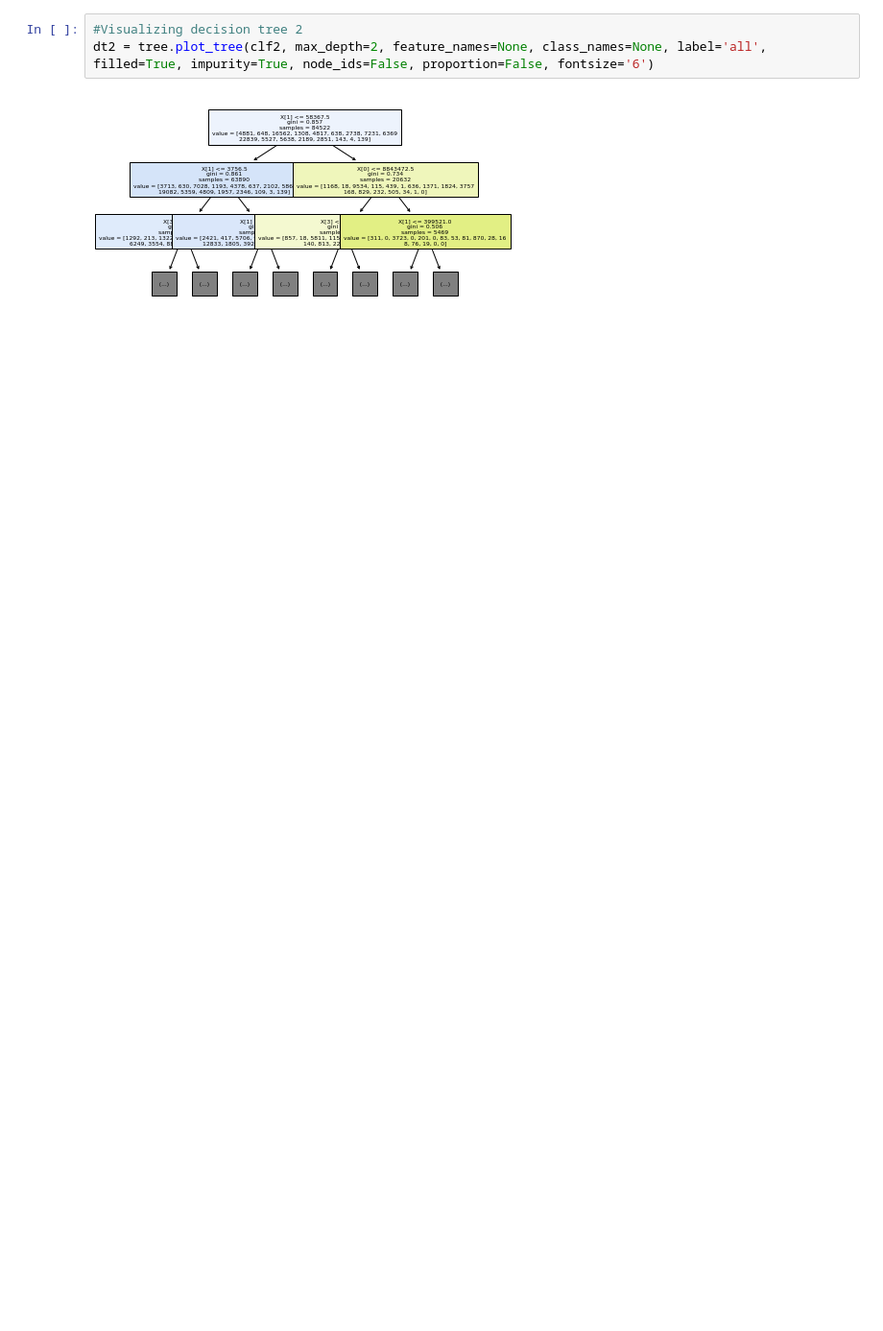
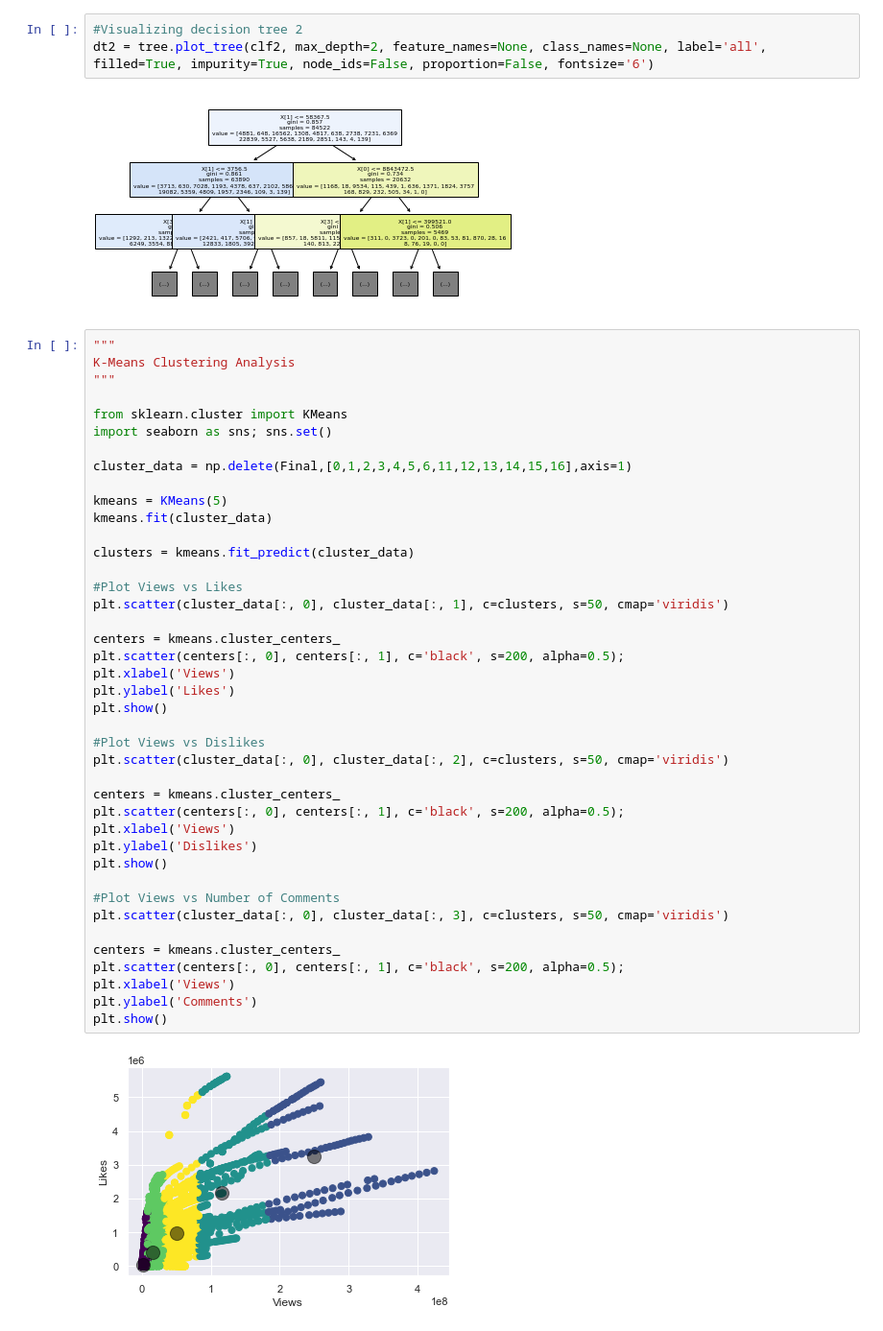
Before and after one commit to Wikey9/QNT755, a Jupyter notebook: QNT755_FinalProject_1.ipynb, the cells around one changed output. Shown at 96% size. Saved outputs shown, nothing was run; the diff lists cells and outputs as text; blank space fills up the shorter version.

```diff
--- a/QNT755_FinalProject_1.ipynb
+++ b/QNT755_FinalProject_1.ipynb
@@ -377,3 +377,46 @@ Accuracy of Decision Tree 2: 0.5846676236749117
 dt2 = tree.plot_tree(clf2, max_depth=2, feature_names=None, class_names=None, label='all', filled=True, impurity=True, node_ids=False, proportion=False, fontsize='6')
 # %% [output]
 [figure]
+# %%
+"""
+K-Means Clustering Analysis
+"""
+
+from sklearn.cluster import KMeans
+import seaborn as sns; sns.set()
+
+cluster_data = np.delete(Final,[0,1,2,3,4,5,6,11,12,13,14,15,16],axis=1)
+
+kmeans = KMeans(5)
+kmeans.fit(cluster_data)
+
+clusters = kmeans.fit_predict(cluster_data)
+
+#Plot Views vs Likes
+plt.scatter(cluster_data[:, 0], cluster_data[:, 1], c=clusters, s=50, cmap='viridis')
+
+centers = kmeans.cluster_centers_
+plt.scatter(centers[:, 0], centers[:, 1], c='black', s=200, alpha=0.5);
+plt.xlabel('Views')
+plt.ylabel('Likes')
+plt.show()
+
+#Plot Views vs Dislikes
+plt.scatter(cluster_data[:, 0], cluster_data[:, 2], c=clusters, s=50, cmap='viridis')
+
+centers = kmeans.cluster_centers_
+plt.scatter(centers[:, 0], centers[:, 1], c='black', s=200, alpha=0.5);
+plt.xlabel('Views')
+plt.ylabel('Dislikes')
+plt.show()
+
+#Plot Views vs Number of Comments
+plt.scatter(cluster_data[:, 0], cluster_data[:, 3], c=clusters, s=50, cmap='viridis')
+
+centers = kmeans.cluster_centers_
+plt.scatter(centers[:, 0], centers[:, 1], c='black', s=200, alpha=0.5);
+plt.xlabel('Views')
+plt.ylabel('Comments')
+plt.show()
+# %% [output]
+[figure, added]
```
Also changed, not shown: parts of 3 cells of this notebook.
